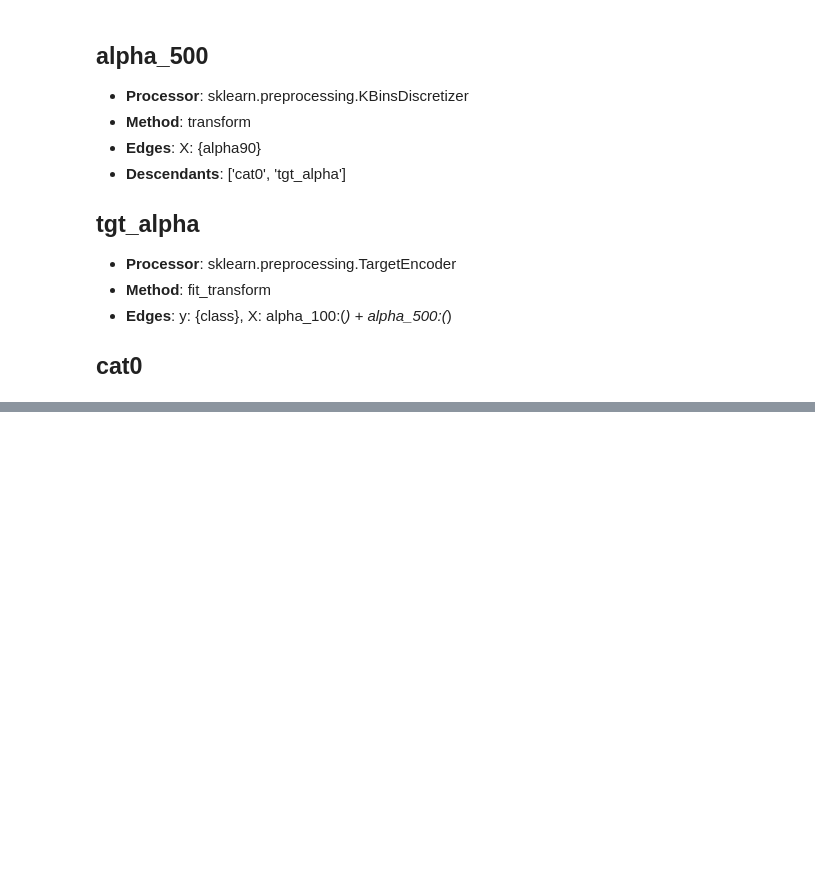
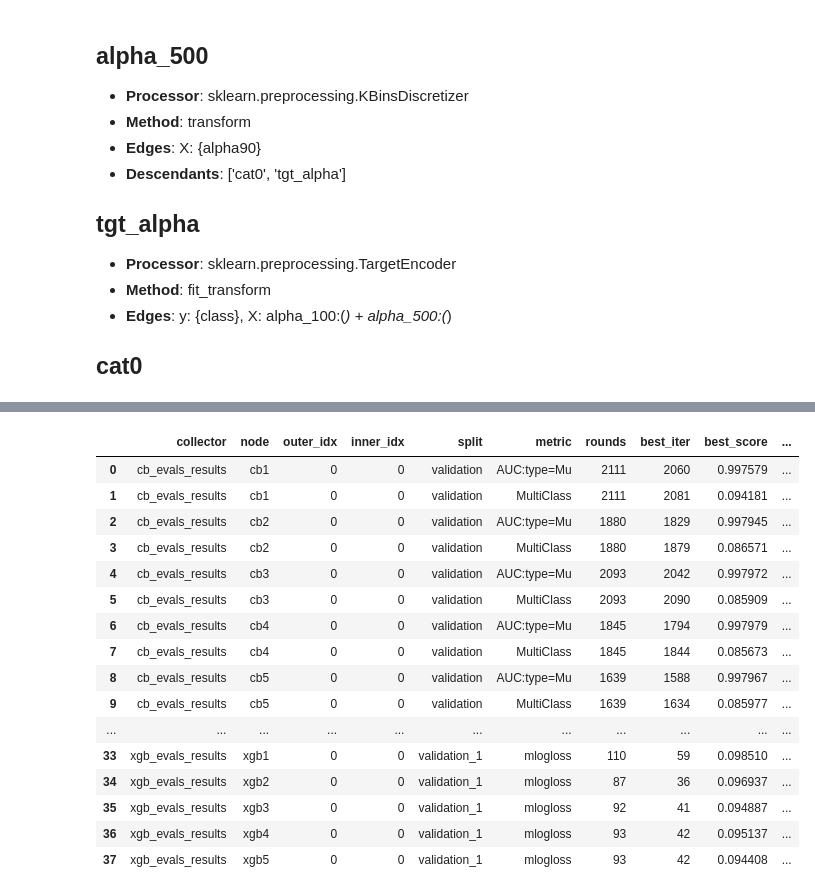
Before and after one commit to sunkusun9/ml-lab, a Jupyter notebook: examples/kaggle_s6e6/2. Second Phase.ipynb, the cells around one changed output, grey strips where cells are left out. Drawn from its saved outputs; the diff is of its cells as text; code cells hidden in the pictures; blank space fills up the shorter version.

```diff
--- a/examples/kaggle_s6e6/2. Second Phase.ipynb
+++ b/examples/kaggle_s6e6/2. Second Phase.ipynb
@@ -811,0 +826,48 @@ pd.DataFrame(project.trials.get_hist(experimenter=e.name))[
+# %%
+import re
+
+MAXIMIZE = re.compile(r'auc|acc|f1|precision|recall|r2|map|ndcg', re.I)
+
+
+def stop_rounds(names=None, split=None):
+    rows = []
+    for cname in names or [n for n in collectors.names() if 'eval' in n]:
+        for node, outers in collectors.get_collector(cname).get_attrs().items():
+            for oi, inners in enumerate(outers or []):
+                for ii, s in enumerate(inners):
+                    if s is None or len(s) == 0:
+                        continue
+                    sp = split or sorted(s.index.get_level_values(2).unique())[-1]
+                    curve = s.xs(sp, level=2)
+                    for metric in curve.index.get_level_values(1).unique():
+                        m = curve.xs(metric, level=1)
+                        best = int(m.idxmax() if MAXIMIZE.search(metric) else m.idxmin())
+                        last = int(m.index.max())
+                        rows.append({'collector': cname, 'node': node,
+                                     'outer_idx': oi, 'inner_idx': ii, 'split': sp,
+                                     'metric': metric, 'rounds': last + 1,
+                                     'best_iter': best, 'best_score': m.loc[best],
+                                     'after_best': last - best})
+    return pd.DataFrame(rows)
+
+
+es = stop_rounds()
+es.sort_values(['node', 'metric']).reset_index(drop=True)
+# %% [output]
+|  | collector | node | outer_idx | inner_idx | split | metric | rounds | best_iter | best_score | ... |
+| 0 | cb_evals_results | cb1 | 0 | 0 | validation | AUC:type=Mu | 2111 | 2060 | 0.997579 | ... |
+| 1 | cb_evals_results | cb1 | 0 | 0 | validation | MultiClass | 2111 | 2081 | 0.094181 | ... |
+| 2 | cb_evals_results | cb2 | 0 | 0 | validation | AUC:type=Mu | 1880 | 1829 | 0.997945 | ... |
+| 3 | cb_evals_results | cb2 | 0 | 0 | validation | MultiClass | 1880 | 1879 | 0.086571 | ... |
+| 4 | cb_evals_results | cb3 | 0 | 0 | validation | AUC:type=Mu | 2093 | 2042 | 0.997972 | ... |
+| 5 | cb_evals_results | cb3 | 0 | 0 | validation | MultiClass | 2093 | 2090 | 0.085909 | ... |
+| 6 | cb_evals_results | cb4 | 0 | 0 | validation | AUC:type=Mu | 1845 | 1794 | 0.997979 | ... |
+| 7 | cb_evals_results | cb4 | 0 | 0 | validation | MultiClass | 1845 | 1844 | 0.085673 | ... |
+| 8 | cb_evals_results | cb5 | 0 | 0 | validation | AUC:type=Mu | 1639 | 1588 | 0.997967 | ... |
+| 9 | cb_evals_results | cb5 | 0 | 0 | validation | MultiClass | 1639 | 1634 | 0.085977 | ... |
+| ... | ... | ... | ... | ... | ... | ... | ... | ... | ... | ... |
+| 33 | xgb_evals_results | xgb1 | 0 | 0 | validation_1 | mlogloss | 110 | 59 | 0.098510 | ... |
+| 34 | xgb_evals_results | xgb2 | 0 | 0 | validation_1 | mlogloss | 87 | 36 | 0.096937 | ... |
+| 35 | xgb_evals_results | xgb3 | 0 | 0 | validation_1 | mlogloss | 92 | 41 | 0.094887 | ... |
+| 36 | xgb_evals_results | xgb4 | 0 | 0 | validation_1 | mlogloss | 93 | 42 | 0.095137 | ... |
+| 37 | xgb_evals_results | xgb5 | 0 | 0 | validation_1 | mlogloss | 93 | 42 | 0.094408 | ... |
```
Also changed, not shown: parts of 30 cells of this notebook.
